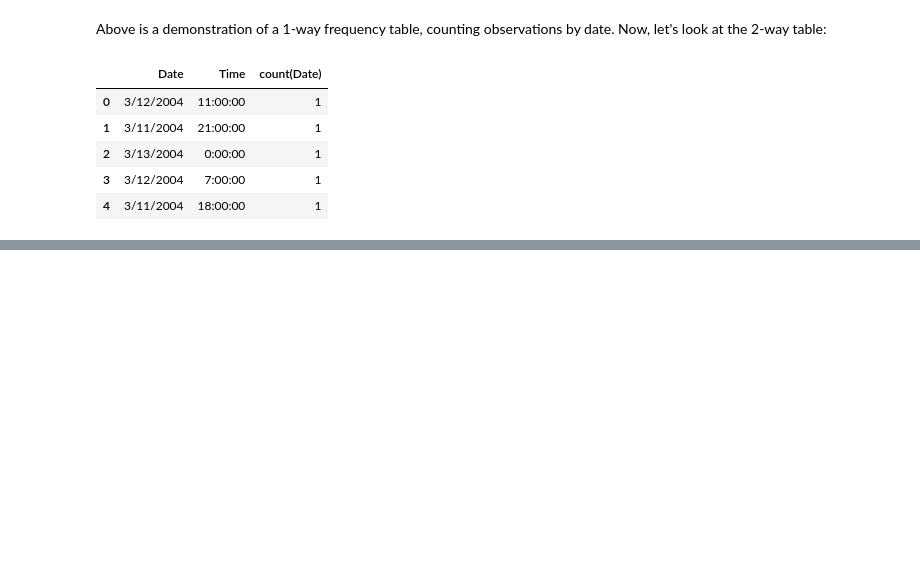
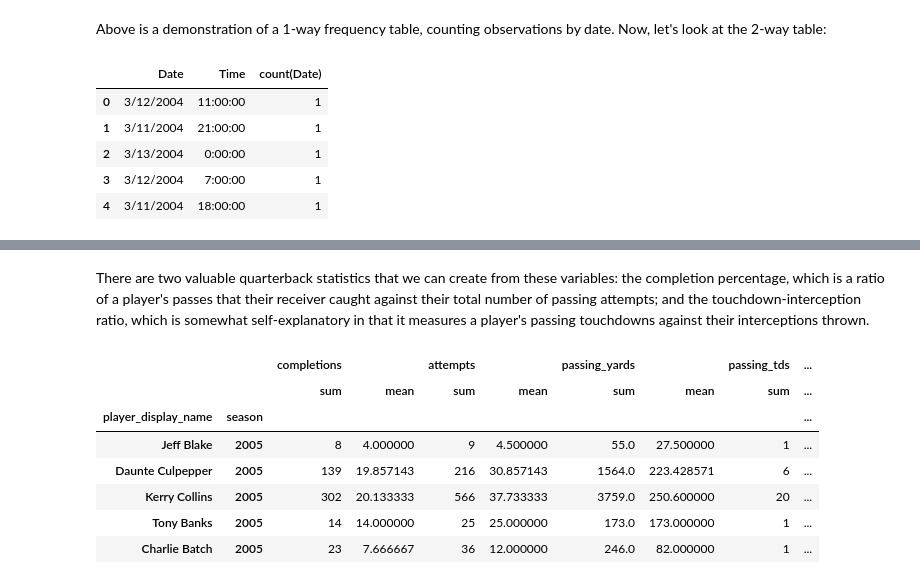
Before and after one commit to mscampb4-ncsu/ST554-Project2, a Jupyter notebook: Project2Notebook.ipynb, the cells around one changed output, grey strips where cells are left out. Drawn from its saved outputs; the diff is of its cells as text; code cells hidden in the pictures; blank space fills up the shorter version.

```diff
--- a/Project2Notebook.ipynb
+++ b/Project2Notebook.ipynb
@@ -339,0 +411,17 @@ While the practicality of this particular method call is questionable (since eac
+# %% [markdown]
+There are two valuable quarterback statistics that we can create from these variables: the completion percentage, which is a ratio of a player's passes that their receiver caught against their total number of passing attempts; and the touchdown-interception ratio, which is somewhat self-explanatory in that it measures a player's passing touchdowns against their interceptions thrown.
+# %%
+#Create completion_percentage and td_int_ratio columns
+#NOTE: Using numpy.where to prevent deivision by zero.
+nfl_group['completion_percentage'] = nfl_group['completions']['sum'] / nfl_group['attempts']['sum']
+nfl_group['td_int_ratio'] = nfl_group['passing_tds']['sum'] / nfl_group['interceptions']['sum']
+nfl_group.head()
+# %% [output]
+|  |  | completions |  | attempts |  | passing_yards |  | passing_tds | ... |
+|  |  | sum | mean | sum | mean | sum | mean | sum | ... |
+| player_display_name | season |  |  |  |  |  |  |  | ... |
+| Jeff Blake | 2005 | 8 | 4.000000 | 9 | 4.500000 | 55.0 | 27.500000 | 1 | ... |
+| Daunte Culpepper | 2005 | 139 | 19.857143 | 216 | 30.857143 | 1564.0 | 223.428571 | 6 | ... |
+| Kerry Collins | 2005 | 302 | 20.133333 | 566 | 37.733333 | 3759.0 | 250.600000 | 20 | ... |
+| Tony Banks | 2005 | 14 | 14.000000 | 25 | 25.000000 | 173.0 | 173.000000 | 1 | ... |
+| Charlie Batch | 2005 | 23 | 7.666667 | 36 | 12.000000 | 246.0 | 82.000000 | 1 | ... |
```
Also changed, not shown: parts of 16 cells of this notebook.
